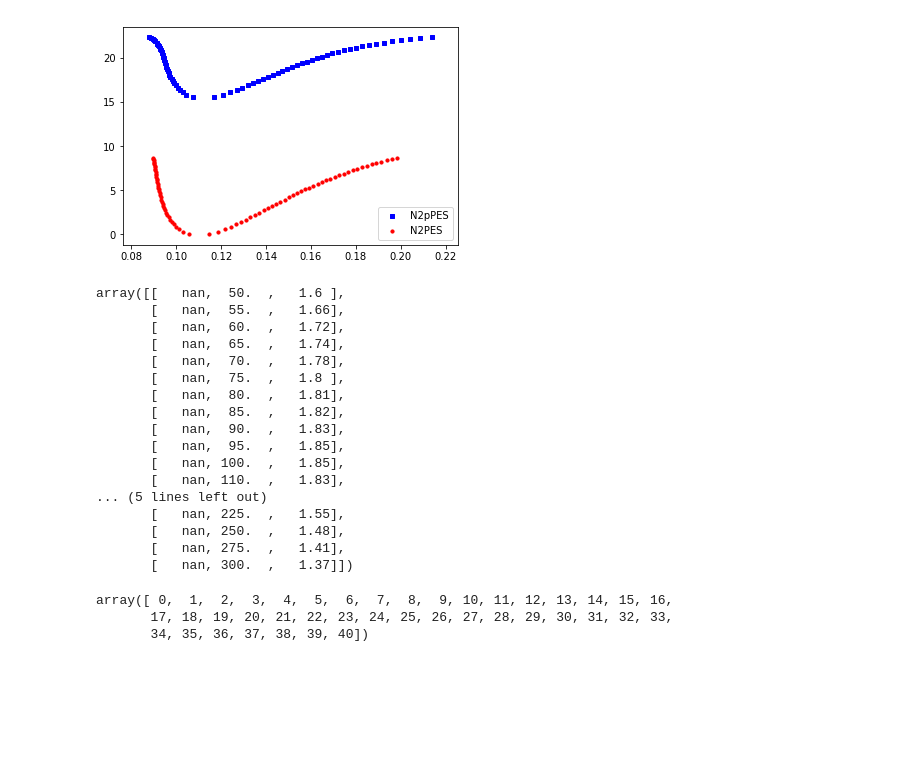
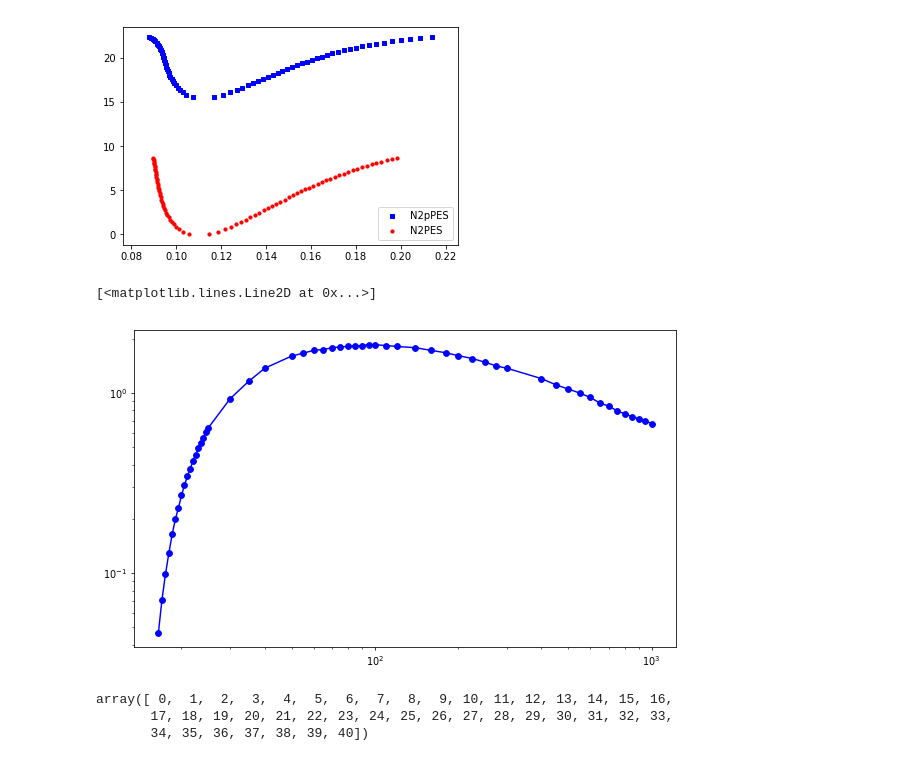
Before and after one commit to USNavalResearchLaboratory/nepc, a Jupyter notebook: methods/kosarim/n2_X1Sigmag+_RKR.ipynb, the cells around one changed output. Saved outputs shown, nothing was run; the diff lists cells and outputs as text; code cells hidden in the pictures; blank space fills up the shorter version.

Commit message:
extract and plot total ionization cross sections

```diff
--- a/methods/kosarim/n2_X1Sigmag+_RKR.ipynb
+++ b/methods/kosarim/n2_X1Sigmag+_RKR.ipynb
@@ -161,28 +161,31 @@ def sigma_ion(f, n: int, E: float, J_v_vp: float, J_v_vpp: float):
     return (cm_per_m**2 * eV_per_J**2)/(1.0E-17)  * (1./(4.*pi*e0)**2) * \
         ((n*e**4)/2.) * ( f(E/J_v_vp)/(J_v_vp**2) + f(E/J_v_vpp)/(J_v_vpp**2) )
 # %%
-datafile = outdir+"ionization_N2+_itikawa2006_16"
-df = pd.read_csv(datafile, sep="\t")   # read dummy .tsv file into memory
-a = df.values  # access the numpy array containing values
-a
+datafiles = [outdir+"ionization_N2+_itikawa2006_15",
+             outdir+"ionization_N2+_itikawa2006_16",
+             outdir+"ionization_N2+_itikawa2006_17"]
+sigma_total=[]
+
+for datafile in datafiles:
+    df = pd.read_csv(datafile, sep="\t")   # read .tsv file into memory
+    sigma_total.append(df.values[:,[1,2]])  # access the numpy array containing values
+
+sigma_total=np.concatenate((sigma_total[0],
+                            sigma_total[1],
+                            sigma_total[2]), axis=0)
-# %% [output]
-array([[   nan,  50.  ,   1.6 ],
-       [   nan,  55.  ,   1.66],
-       [   nan,  60.  ,   1.72],
-       [   nan,  65.  ,   1.74],
-       [   nan,  70.  ,   1.78],
-       [   nan,  75.  ,   1.8 ],
-       [   nan,  80.  ,   1.81],
-       [   nan,  85.  ,   1.82],
-       [   nan,  90.  ,   1.83],
-       [   nan,  95.  ,   1.85],
-       [   nan, 100.  ,   1.85],
-       [   nan, 110.  ,   1.83],
-... (5 lines left out)
-       [   nan, 225.  ,   1.55],
-       [   nan, 250.  ,   1.48],
-       [   nan, 275.  ,   1.41],
-       [   nan, 300.  ,   1.37]])
+# %%
+w = 10
+h = 6
+d = 70
+plt.figure(figsize=(w, h), dpi=d)
+
+x=sigma_total[:,0]
+y=sigma_total[:,1]
+
+plt.loglog(x, y, c='b', marker="o")
+# %% [output]
+[<matplotlib.lines.Line2D at 0x...>]
+[figure, added]
 # %%
 vMat=np.repeat(np.array([np.arange(len(Jvv))]),len(Jvv),axis=0).T
 EMat=np.repeat(np.array([np.logspace(1.3, 2.3, num=len(Jvv))]),len(Jvv),axis=0)
```
Also changed, not shown: parts of 1 cell of this notebook.
